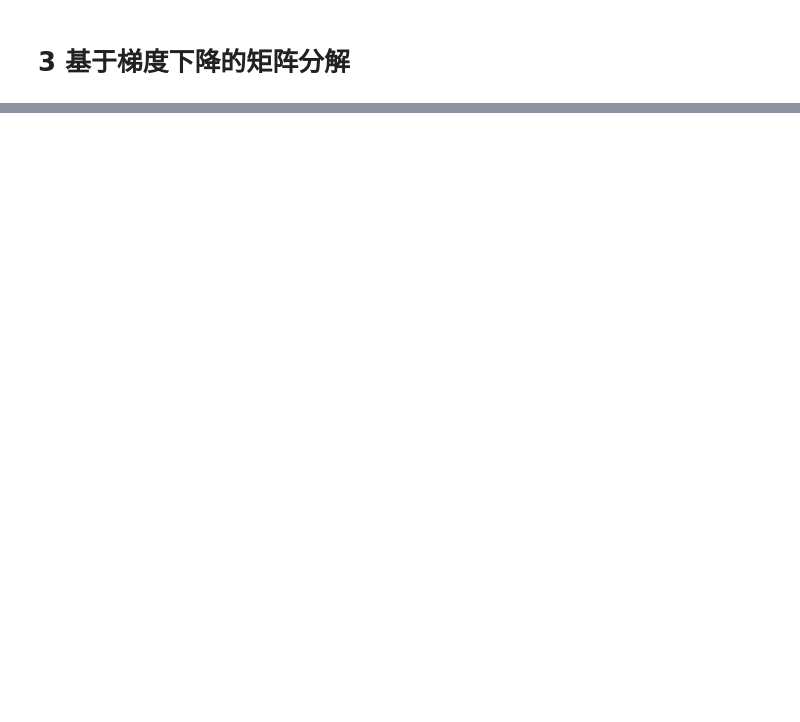
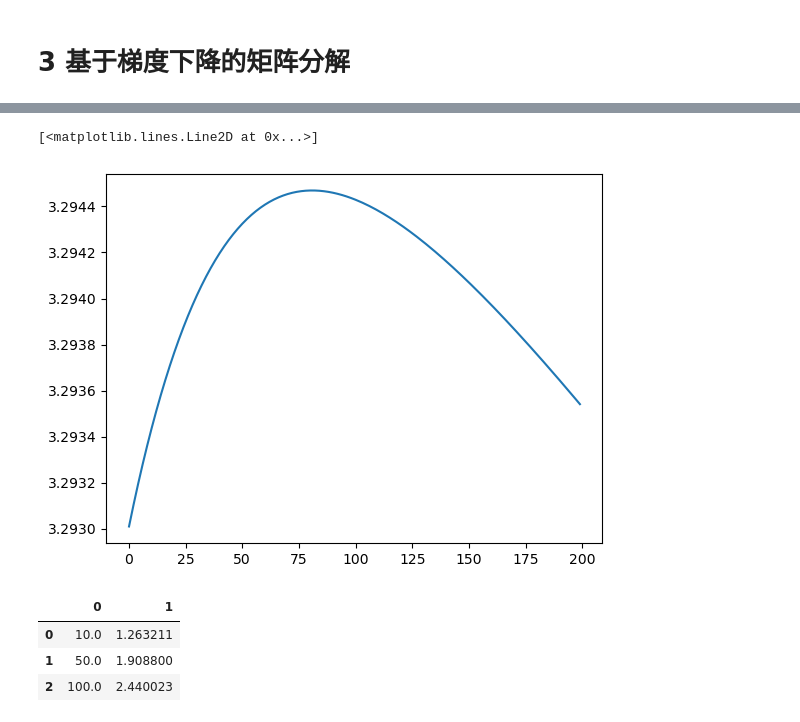
Before and after one commit to greengrassteam/BDA_PersonalizedRecommendation, a Jupyter notebook: main.ipynb, the cells around one changed output, grey strips where cells are left out. Cells and saved outputs as stored; diff of their text form; code cells hidden in the pictures; blank space fills up the shorter version.

```diff
--- a/main.ipynb
+++ b/main.ipynb
@@ -306,0 +504,33 @@ print(RMSE_base())
+# %%
+# 绘制测试集RMSE值变化图
+plt.plot(result.iloc[:,0], result.iloc[:,2])
+# %% [output]
+[<matplotlib.lines.Line2D at 0x...>]
+[figure, added]
+# %%
+# 调参
+# 不同的k值
+max_loop = 20
+Lambda2 = 0.01
+k_choice = [10, 50, 100]
+result_k = pd.DataFrame(np.zeros([3, 2]))
+for i in range(0, 3):
+    U = pd.DataFrame(np.full([level, k_choice[i]], 1.0 / k_choice[i], dtype=float))
+    V = pd.DataFrame(np.ones([level, k_choice[i]], dtype=float))
+    time = 0
+    temp_RMSE_test = 0.0
+    while time < max_loop:
+        DU = dU(Lambda2)
+        DV = dV(Lambda2)
+        U = U - a * DU
+        V = V - a * DV
+        temp_J = J(Lambda2)
+        temp_RMSE_test = RMSE_test()
+        time = time + 1
+    result_k.iloc[i, :] = [k_choice[i], temp_RMSE_test]
+result_k
+# %% [output]
+|  | 0 | 1 |
+| 0 | 10.0 | 1.263211 |
+| 1 | 50.0 | 1.908800 |
+| 2 | 100.0 | 2.440023 |
```
Also changed, not shown: parts of 15 cells of this notebook.
